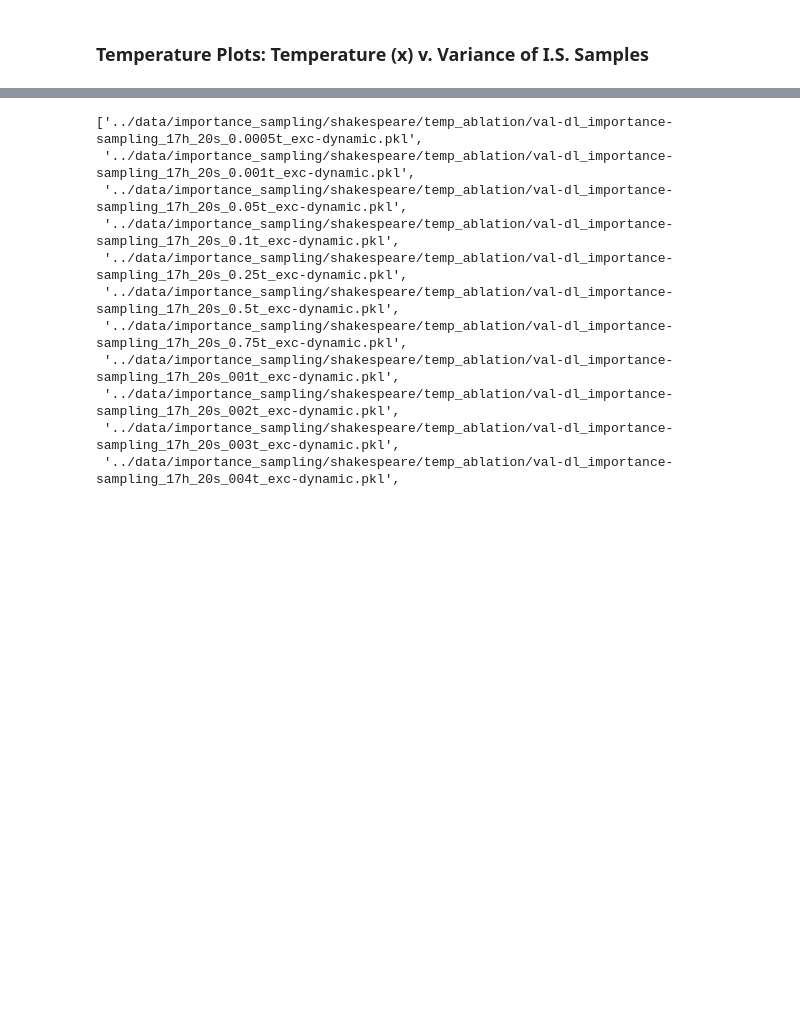
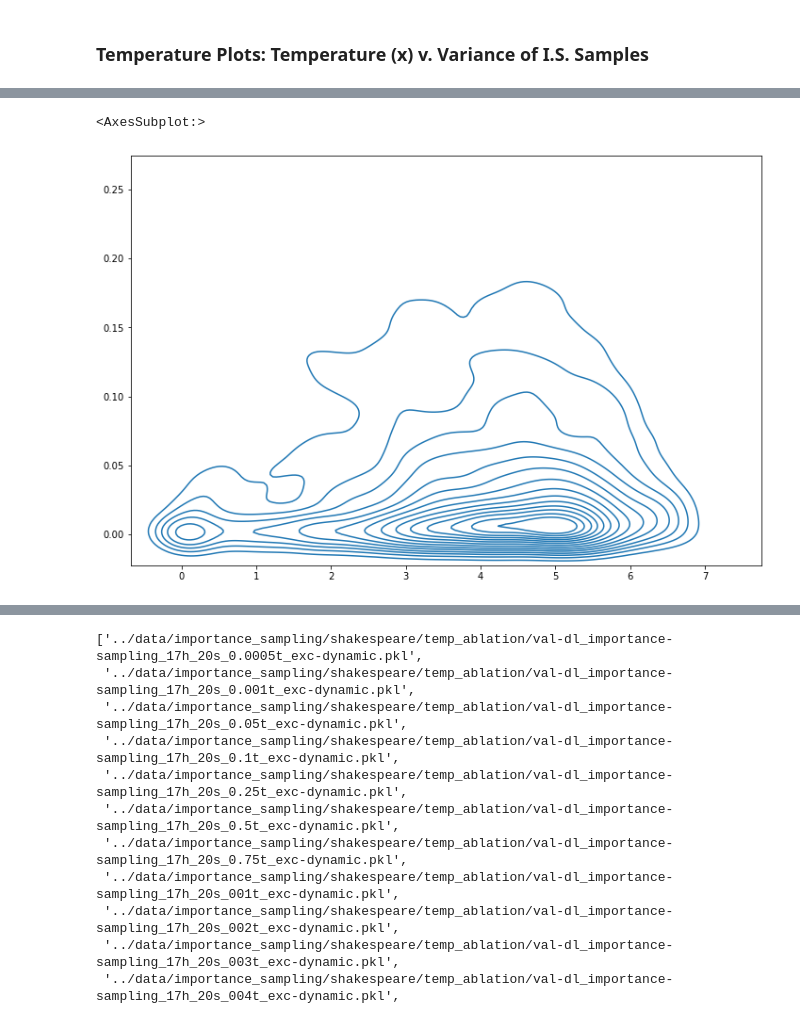
Before and after one commit to vshah99/prob_seq_queries_nnproject, a Jupyter notebook: notebooks/temperature_variance_ablation.ipynb, the cells around one changed output, grey strips where cells are left out. Saved outputs shown, nothing was run; the diff lists cells and outputs as text; code cells hidden in the pictures; blank space fills up the shorter version.

```diff
--- a/notebooks/temperature_variance_ablation.ipynb
+++ b/notebooks/temperature_variance_ablation.ipynb
@@ -56,0 +59,11 @@ torch.Size([2287, 100, 68])
+# %%
+plt.figure(figsize=(12,8))
+x = torch.cat(entropies)
+y = torch.cat(variances)
+sns.kdeplot(
+    x=x, y=y,
+    levels=15
+)
+# %% [output]
+<AxesSubplot:>
+[figure, added]
```
Also changed, not shown: parts of 4 cells of this notebook, 9 other files.
